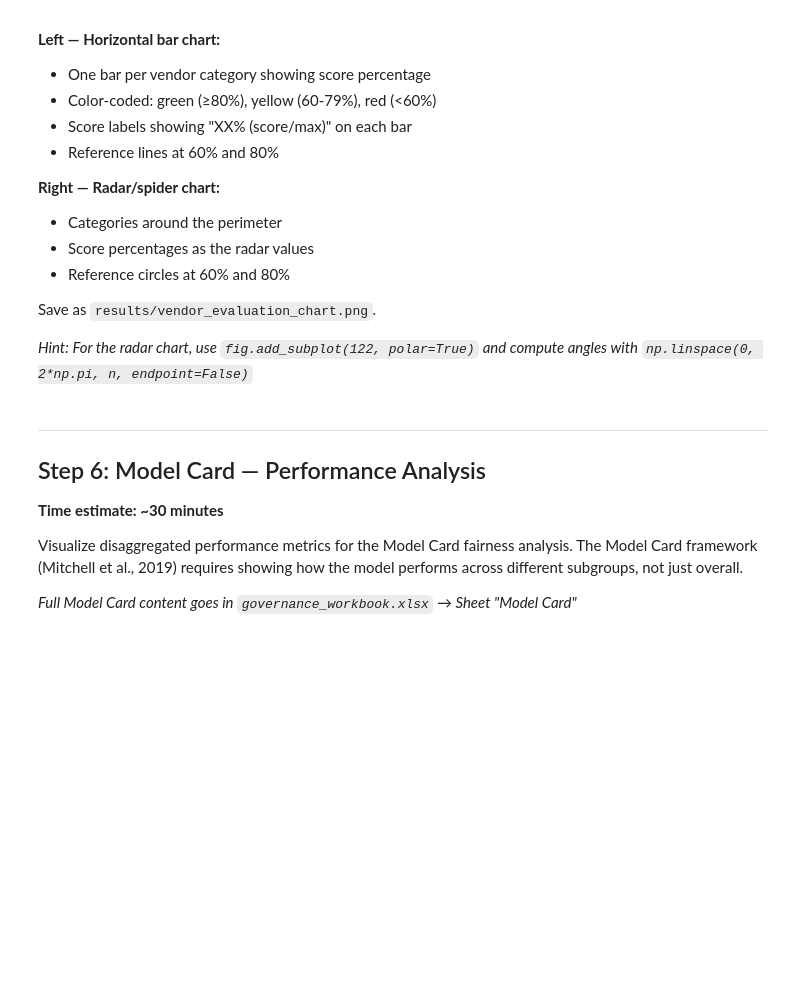
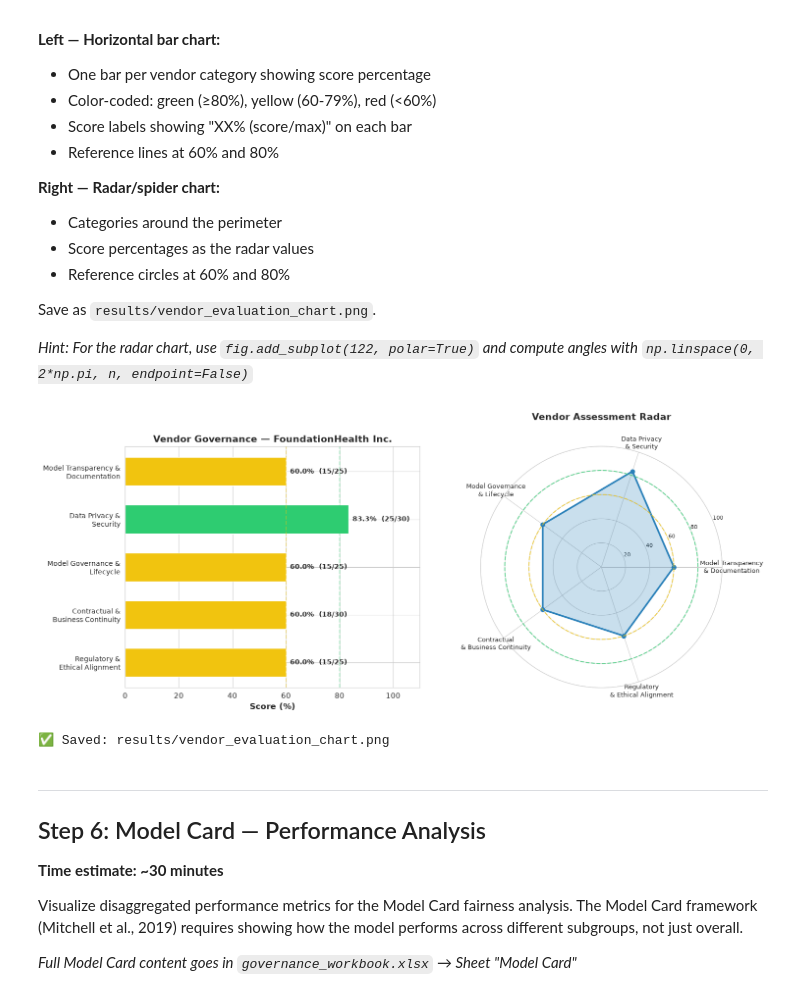
Before and after one commit to AmosBunde/ai_governance_assessement, a Jupyter notebook: project/starter/governance_assessment.ipynb, the cells around one changed output. Drawn from its saved outputs; the diff is of its cells as text; code cells hidden in the pictures; blank space fills up the shorter version.

```diff
--- a/project/starter/governance_assessment.ipynb
+++ b/project/starter/governance_assessment.ipynb
@@ -572,42 +834,66 @@ Save as `results/vendor_evaluation_chart.png`.
 # %%
 # Step 5b: Create vendor scorecard visualization
 
 fig, (ax1, ax2_placeholder) = plt.subplots(1, 2, figsize=(16, 7))
 
 # --- LEFT PANEL: Horizontal Bar Chart ---
 
-# 🔧 TODO: Create a horizontal bar chart with one bar per category showing score percentage.
-# Color-code by risk level: green (≥80%), yellow (60-79%), red (<60%).
-# Add score labels showing percentage and raw score to the right of each bar.
+def pct_color(p):
+    return '#2ecc71' if p >= 80 else ('#f1c40f' if p >= 60 else '#e74c3c')
 
+bar_colors = [pct_color(p) for p in cat_scores['pct']]
+ax1.barh(range(len(cat_scores)), cat_scores['pct'], color=bar_colors,
+         edgecolor='white', height=0.6)
+ax1.set_yticks(range(len(cat_scores)))
+ax1.set_yticklabels([c.replace(' & ', ' &\n') for c in cat_scores['category']], fontsize=10)
+for idx, (_, c) in enumerate(cat_scores.iterrows()):
+    ax1.text(c['pct'] + 1.5, idx, f"{c['pct']:.1f}%  ({c['score']:.0f}/{c['max_score']:.0f})",
+             va='center', fontsize=10, fontweight='bold')
 
 # Reference lines and formatting (provided)
 ax1.set_xlabel('Score (%)', fontsize=12, fontweight='bold')
 ax1.set_title(f"Vendor Governance — {vendor['company']['name']}", fontsize=14, fontweight='bold')
 ax1.set_xlim(0, 110)
 ax1.axvline(x=80, color='#2ecc71', ls='--', alpha=0.4)
 ax1.axvline(x=60, color='#f1c40f', ls='--', alpha=0.4)
 ax1.invert_yaxis()
 
 # --- RIGHT PANEL: Radar/Spider Chart ---
 ax2_placeholder.remove()  # Remove placeholder to create polar subplot
 ax2 = fig.add_subplot(122, polar=True)
 
-# 🔧 TODO: Create a radar chart showing category scores:
-# 1. Calculate evenly-spaced angles around the circle (one per category)
-# 2. Close the polygon by repeating the first value at the end
-# 3. Plot the line and fill the area
-# 4. Add reference circles at 60% and 80%
-# 5. Set category names as tick labels around the perimeter
+categories = cat_scores['category'].tolist()
+values = cat_scores['pct'].tolist()
+angles = np.linspace(0, 2 * np.pi, len(categories), endpoint=False).tolist()
+
+# Close the polygon by repeating the first point
+values_closed = values + [values[0]]
+angles_closed = angles + [angles[0]]
+
+ax2.plot(angles_closed, values_closed, color='#2980b9', lw=2.5, marker='o')
+ax2.fill(angles_closed, values_closed, color='#2980b9', alpha=0.25)
+
+# Reference circles at 60% (medium) and 80% (low risk)
+circle = np.linspace(0, 2 * np.pi, 100)
+ax2.plot(circle, [60] * 100, color='#f1c40f', ls='--', lw=1.5, alpha=0.7)
+ax2.plot(circle, [80] * 100, color='#2ecc71', ls='--', lw=1.5, alpha=0.7)
+
+ax2.set_xticks(angles)
+ax2.set_xticklabels([c.replace(' & ', '\n& ') for c in categories], fontsize=9)
+ax2.set_yticks([20, 40, 60, 80, 100])
+ax2.set_yticklabels(['20', '40', '60', '80', '100'], fontsize=8)
 
 ax2.set_ylim(0, 100)
 ax2.set_title('Vendor Assessment Radar\n', fontsize=14, fontweight='bold')
 
 # Save
 plt.tight_layout(pad=3)
 plt.savefig(RESULTS_DIR / 'vendor_evaluation_chart.png', dpi=150, bbox_inches='tight', facecolor='white')
 plt.show()
 print("✅ Saved: results/vendor_evaluation_chart.png")
+# %% [output]
+[figure, added]
+✅ Saved: results/vendor_evaluation_chart.png
 # %% [markdown]
 ---
 ## Step 6: Model Card — Performance Analysis
```
Also changed, not shown: parts of 18 cells of this notebook.
